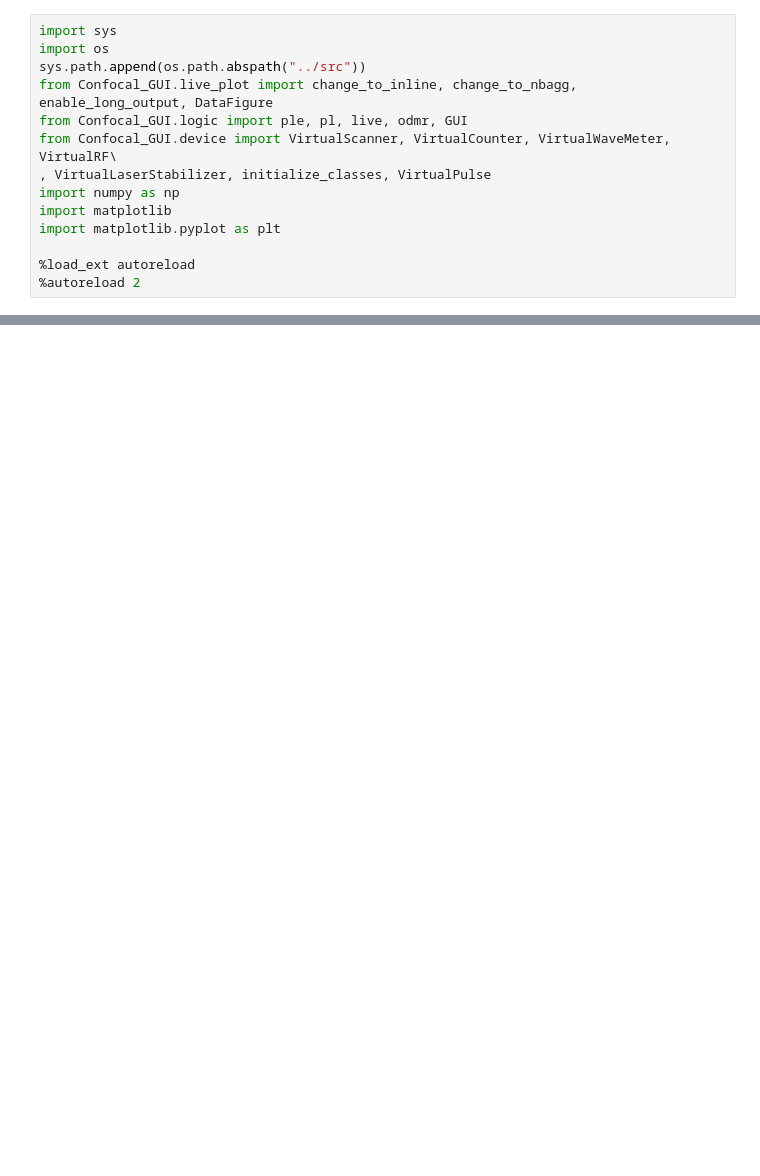
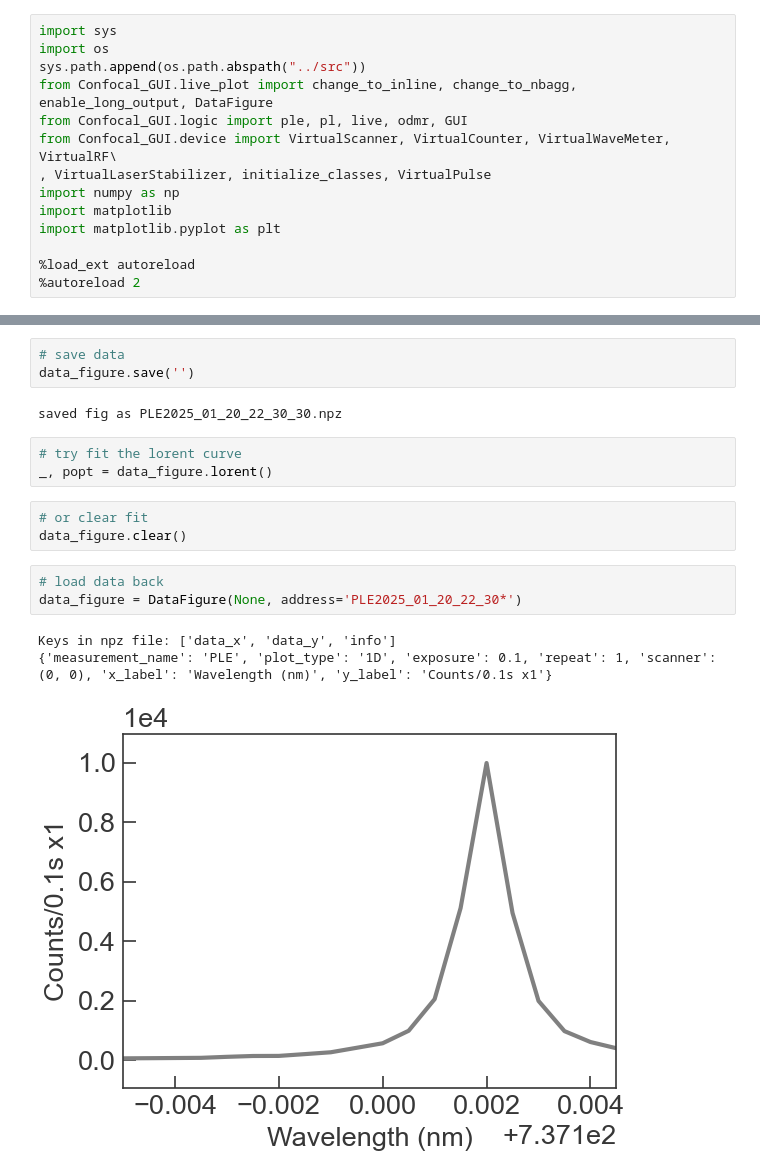
Before and after one commit to QuantumshWu/Confocal-GUI, a Jupyter notebook: jupyter notebook examples/examples with virtual devices.ipynb, the cells around one changed output, grey strips where cells are left out. Saved outputs shown, nothing was run; the diff lists cells and outputs as text; blank space fills up the shorter version.

```diff
--- a/jupyter notebook examples/examples with virtual devices.ipynb
+++ b/jupyter notebook examples/examples with virtual devices.ipynb
@@ -181,0 +107,18 @@ _, popt = data_figure.lorent()
+# %%
+# save data
+data_figure.save('')
+# %% [output]
+saved fig as PLE2025_01_20_22_30_30.npz
+# %%
+# try fit the lorent curve
+_, popt = data_figure.lorent()
+# %%
+# or clear fit
+data_figure.clear()
+# %%
+# load data back
+data_figure = DataFigure(None, address='PLE2025_01_20_22_30*')
+# %% [output]
+Keys in npz file: ['data_x', 'data_y', 'info']
+{'measurement_name': 'PLE', 'plot_type': '1D', 'exposure': 0.1, 'repeat': 1, 'scanner': (0, 0), 'x_label': 'Wavelength (nm)', 'y_label': 'Counts/0.1s x1'}
+[figure, added]
```
Also changed, not shown: parts of 155 cells of this notebook, 19 other files.
